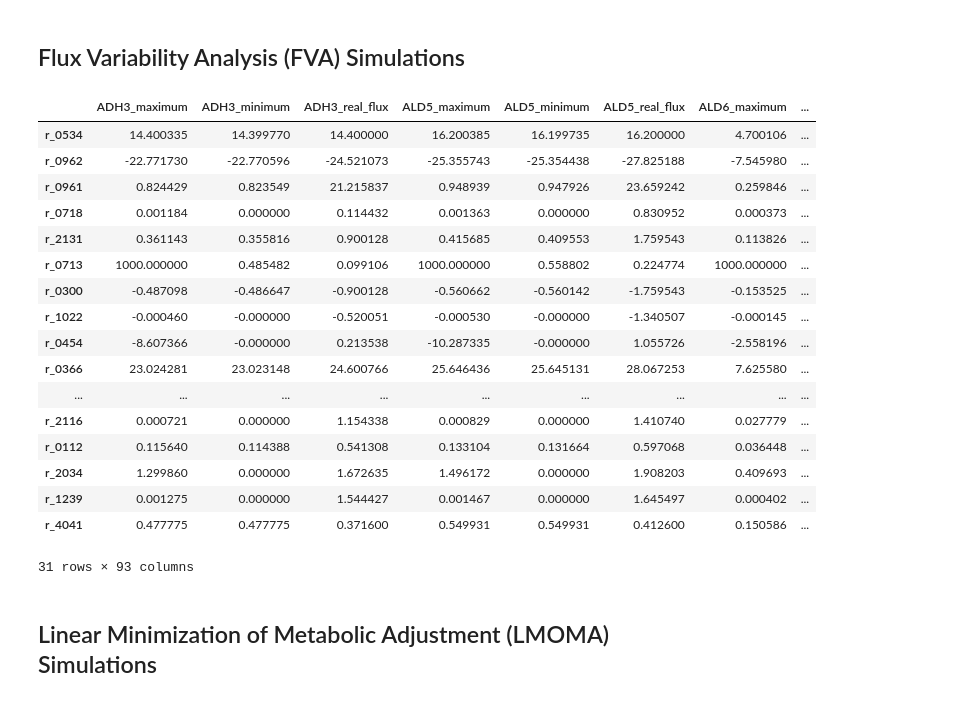
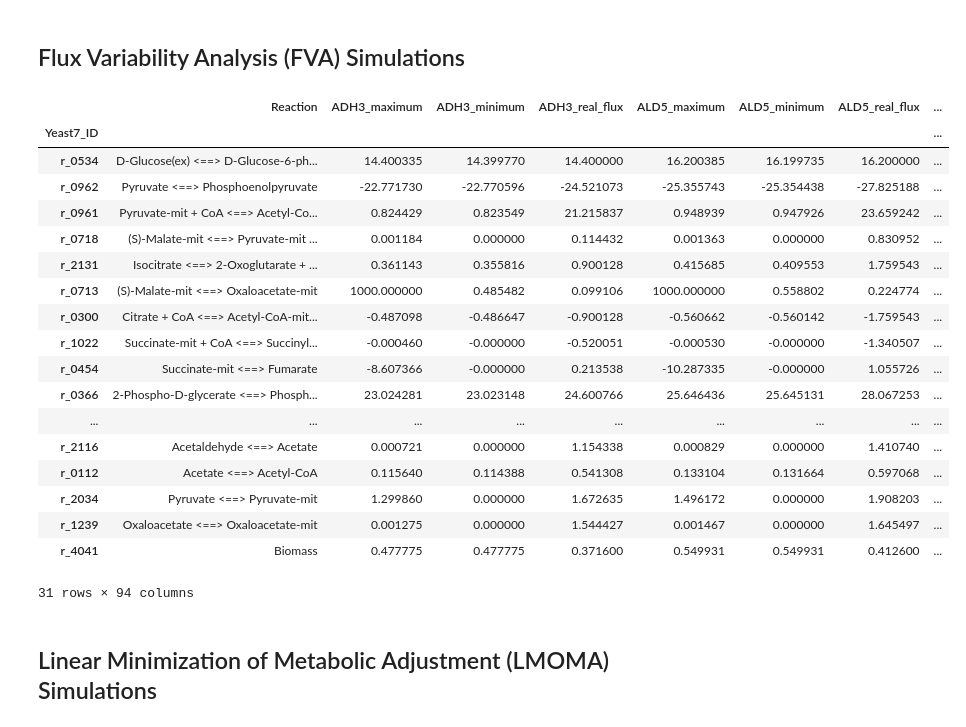
Before and after one commit to TelmaAfonso/DeYeast, a Jupyter notebook: case7.ipynb, the cells around one changed output. Cells and saved outputs as stored; diff of their text form; code cells hidden in the pictures.

```diff
--- a/case7.ipynb
+++ b/case7.ipynb
@@ -131,26 +133,27 @@ Below are the simulated vs experimental values plotted for each reaction across
 ## Flux Variability Analysis (FVA) Simulations
 # %%
 res_fva, res_fva_df, wt_fva_df, df_fva_exp_sim = case7.fvaPipeline(fluxes_O2 = fluxes_O2, exp_dataset = exp_dataset, res_exists = True)
-df_fva_exp_sim
+pd.concat([reactions, df_fva_exp_sim], axis = 1, join = "inner")
 # %% [output]
-|  | ADH3_maximum | ADH3_minimum | ADH3_real_flux | ALD5_maximum | ALD5_minimum | ALD5_real_flux | ALD6_maximum | ... |
-| r_0534 | 14.400335 | 14.399770 | 14.400000 | 16.200385 | 16.199735 | 16.200000 | 4.700106 | ... |
-| r_0962 | -22.771730 | -22.770596 | -24.521073 | -25.355743 | -25.354438 | -27.825188 | -7.545980 | ... |
-| r_0961 | 0.824429 | 0.823549 | 21.215837 | 0.948939 | 0.947926 | 23.659242 | 0.259846 | ... |
-| r_0718 | 0.001184 | 0.000000 | 0.114432 | 0.001363 | 0.000000 | 0.830952 | 0.000373 | ... |
-| r_2131 | 0.361143 | 0.355816 | 0.900128 | 0.415685 | 0.409553 | 1.759543 | 0.113826 | ... |
-| r_0713 | 1000.000000 | 0.485482 | 0.099106 | 1000.000000 | 0.558802 | 0.224774 | 1000.000000 | ... |
-| r_0300 | -0.487098 | -0.486647 | -0.900128 | -0.560662 | -0.560142 | -1.759543 | -0.153525 | ... |
-| r_1022 | -0.000460 | -0.000000 | -0.520051 | -0.000530 | -0.000000 | -1.340507 | -0.000145 | ... |
-| r_0454 | -8.607366 | -0.000000 | 0.213538 | -10.287335 | -0.000000 | 1.055726 | -2.558196 | ... |
-| r_0366 | 23.024281 | 23.023148 | 24.600766 | 25.646436 | 25.645131 | 28.067253 | 7.625580 | ... |
+|  | Reaction | ADH3_maximum | ADH3_minimum | ADH3_real_flux | ALD5_maximum | ALD5_minimum | ALD5_real_flux | ... |
+| Yeast7_ID |  |  |  |  |  |  |  | ... |
+| r_0534 | D-Glucose(ex) <==> D-Glucose-6-ph... | 14.400335 | 14.399770 | 14.400000 | 16.200385 | 16.199735 | 16.200000 | ... |
+| r_0962 | Pyruvate <==> Phosphoenolpyruvate | -22.771730 | -22.770596 | -24.521073 | -25.355743 | -25.354438 | -27.825188 | ... |
+| r_0961 | Pyruvate-mit + CoA <==> Acetyl-Co... | 0.824429 | 0.823549 | 21.215837 | 0.948939 | 0.947926 | 23.659242 | ... |
+| r_0718 | (S)-Malate-mit <==> Pyruvate-mit ... | 0.001184 | 0.000000 | 0.114432 | 0.001363 | 0.000000 | 0.830952 | ... |
+| r_2131 | Isocitrate <==> 2-Oxoglutarate + ... | 0.361143 | 0.355816 | 0.900128 | 0.415685 | 0.409553 | 1.759543 | ... |
+| r_0713 | (S)-Malate-mit <==> Oxaloacetate-mit | 1000.000000 | 0.485482 | 0.099106 | 1000.000000 | 0.558802 | 0.224774 | ... |
+| r_0300 | Citrate + CoA <==> Acetyl-CoA-mit... | -0.487098 | -0.486647 | -0.900128 | -0.560662 | -0.560142 | -1.759543 | ... |
+| r_1022 | Succinate-mit + CoA <==> Succinyl... | -0.000460 | -0.000000 | -0.520051 | -0.000530 | -0.000000 | -1.340507 | ... |
+| r_0454 | Succinate-mit <==> Fumarate | -8.607366 | -0.000000 | 0.213538 | -10.287335 | -0.000000 | 1.055726 | ... |
+| r_0366 | 2-Phospho-D-glycerate <==> Phosph... | 23.024281 | 23.023148 | 24.600766 | 25.646436 | 25.645131 | 28.067253 | ... |
 | ... | ... | ... | ... | ... | ... | ... | ... | ... |
-| r_2116 | 0.000721 | 0.000000 | 1.154338 | 0.000829 | 0.000000 | 1.410740 | 0.027779 | ... |
-| r_0112 | 0.115640 | 0.114388 | 0.541308 | 0.133104 | 0.131664 | 0.597068 | 0.036448 | ... |
-| r_2034 | 1.299860 | 0.000000 | 1.672635 | 1.496172 | 0.000000 | 1.908203 | 0.409693 | ... |
-| r_1239 | 0.001275 | 0.000000 | 1.544427 | 0.001467 | 0.000000 | 1.645497 | 0.000402 | ... |
-| r_4041 | 0.477775 | 0.477775 | 0.371600 | 0.549931 | 0.549931 | 0.412600 | 0.150586 | ... |
+| r_2116 | Acetaldehyde <==> Acetate | 0.000721 | 0.000000 | 1.154338 | 0.000829 | 0.000000 | 1.410740 | ... |
+| r_0112 | Acetate <==> Acetyl-CoA | 0.115640 | 0.114388 | 0.541308 | 0.133104 | 0.131664 | 0.597068 | ... |
+| r_2034 | Pyruvate <==> Pyruvate-mit | 1.299860 | 0.000000 | 1.672635 | 1.496172 | 0.000000 | 1.908203 | ... |
+| r_1239 | Oxaloacetate <==> Oxaloacetate-mit | 0.001275 | 0.000000 | 1.544427 | 0.001467 | 0.000000 | 1.645497 | ... |
+| r_4041 | Biomass | 0.477775 | 0.477775 | 0.371600 | 0.549931 | 0.549931 | 0.412600 | ... |
-31 rows × 93 columns
+31 rows × 94 columns
 # %% [markdown]
 ## Linear Minimization of Metabolic Adjustment (LMOMA) Simulations
 # %%
```
Also changed, not shown: parts of 66 cells of this notebook, 4 other files.
